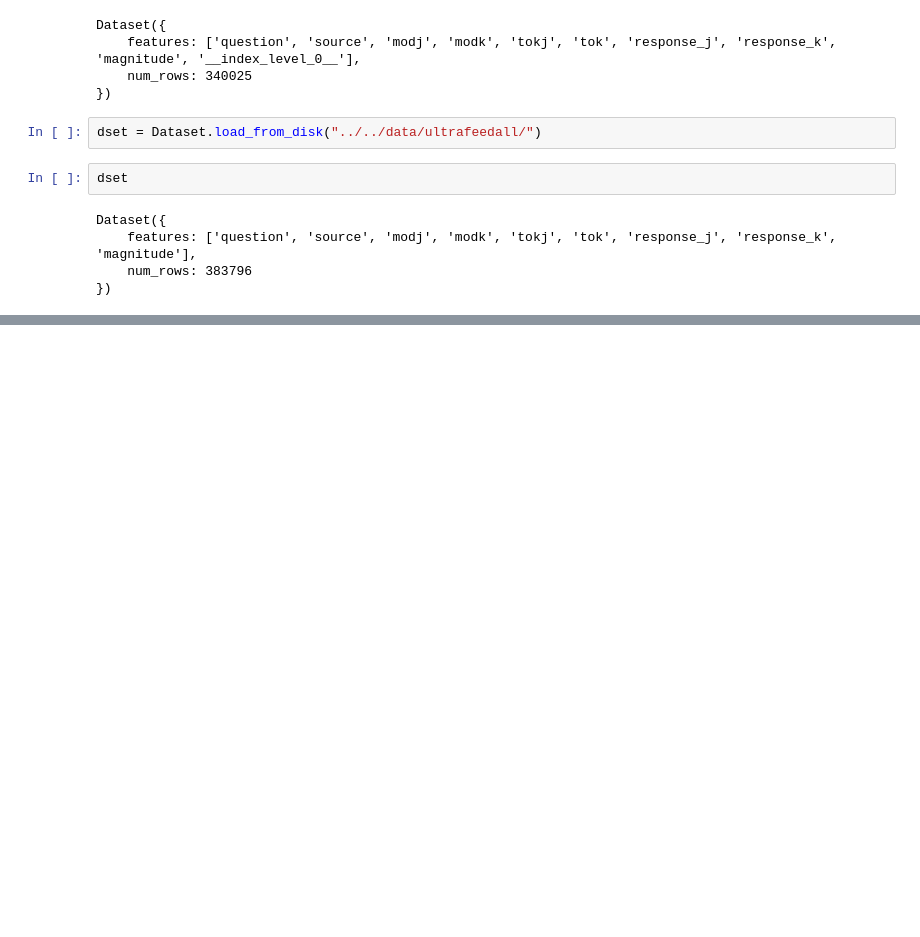
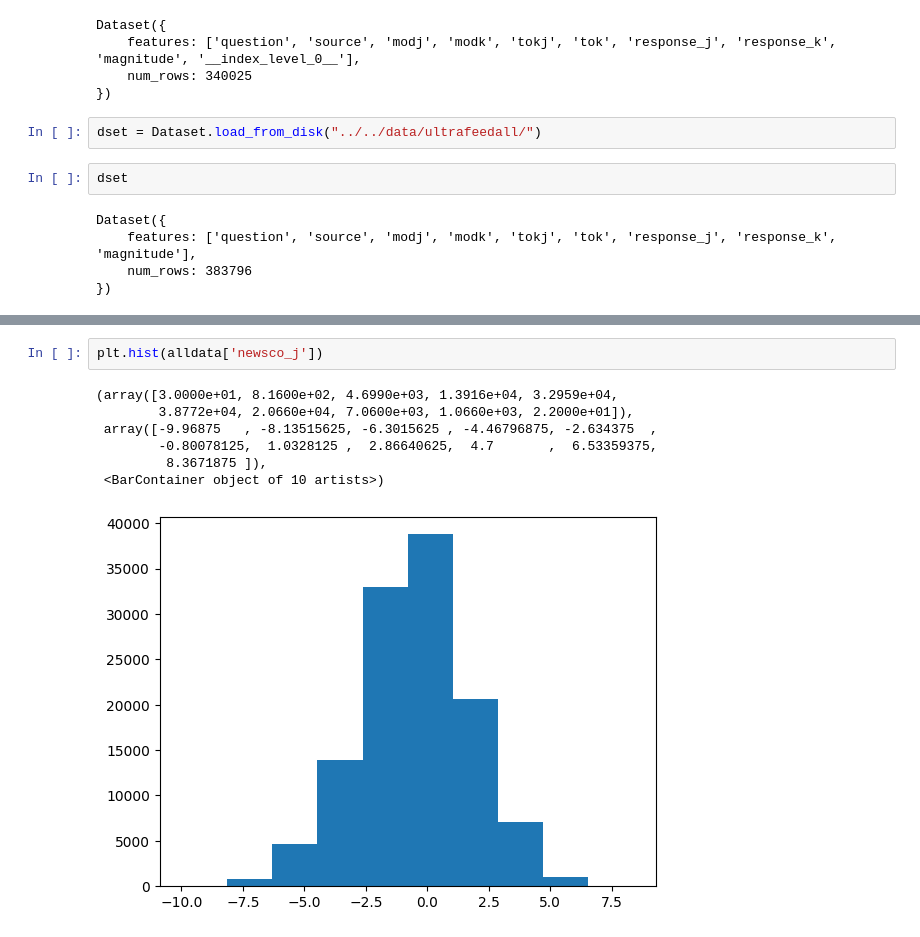
Before and after one commit to PrasannS/rlhf-length-biases, a Jupyter notebook: notebooks/nb_data/ultrasub_analysis.ipynb, the cells around one changed output, grey strips where cells are left out. Cells and saved outputs as stored; diff of their text form; blank space fills up the shorter version.

```diff
--- a/notebooks/nb_data/ultrasub_analysis.ipynb
+++ b/notebooks/nb_data/ultrasub_analysis.ipynb
@@ -32,0 +214,10 @@ Dataset({
+# %%
+plt.hist(alldata['newsco_j'])
+# %% [output]
+(array([3.0000e+01, 8.1600e+02, 4.6990e+03, 1.3916e+04, 3.2959e+04,
+        3.8772e+04, 2.0660e+04, 7.0600e+03, 1.0660e+03, 2.2000e+01]),
+ array([-9.96875   , -8.13515625, -6.3015625 , -4.46796875, -2.634375  ,
+        -0.80078125,  1.0328125 ,  2.86640625,  4.7       ,  6.53359375,
+         8.3671875 ]),
+ <BarContainer object of 10 artists>)
+[figure, added]
```
Also changed, not shown: parts of 41 cells of this notebook, 18 other files.
